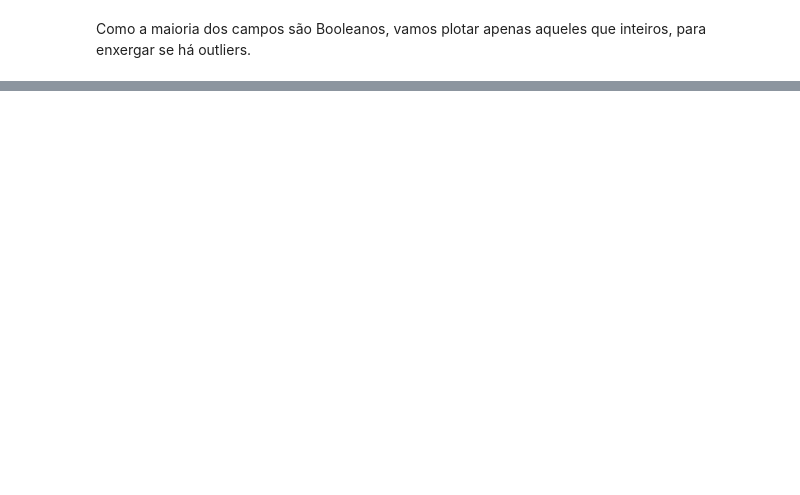
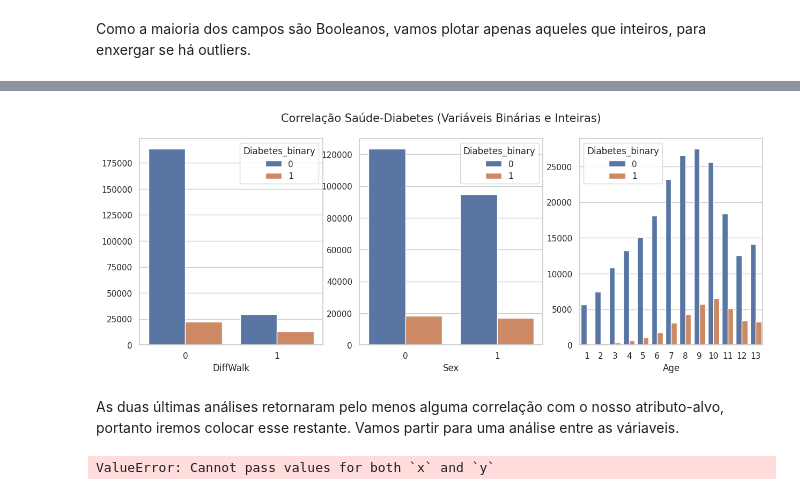
Before and after one commit to RexynyN/current-semester, a Jupyter notebook: ICD/final_analysis.ipynb, the cells around one changed output, grey strips where cells are left out. Drawn from its saved outputs; the diff is of its cells as text; code cells hidden in the pictures; blank space fills up the shorter version.

```diff
--- a/ICD/final_analysis.ipynb
+++ b/ICD/final_analysis.ipynb
@@ -105,0 +173,17 @@ sns.histplot(df["BMI"])
+# %%
+fig, axs = plt.subplots(ncols=3, nrows=1)
+fig.set_size_inches(15, 5)
+
+sns.countplot(data=df, x="DiffWalk", hue="Diabetes_binary", ax=axs[0]).set(ylabel=None)
+sns.countplot(data=df, x="Sex", hue="Diabetes_binary", ax=axs[1]).set(ylabel=None)
+sns.countplot(data=df, x="Age", hue="Diabetes_binary", ax=axs[2]).set(ylabel=None)
+
+fig.suptitle("Correlação Saúde-Diabetes (Variáveis Binárias e Inteiras)", fontsize=15);
+# %% [output]
+[figure, added]
+# %% [markdown]
+As duas últimas análises retornaram pelo menos alguma correlação com o nosso atributo-alvo, portanto iremos colocar esse restante. Vamos partir para uma análise entre as váriaveis.
+# %%
+sns.countplot(data=df, x="Sex", y="Age", hue="Diabetes_binary", kind="bar").set(ylabel=None);
+# %% [output]
+ValueError: Cannot pass values for both `x` and `y`
```
Also changed, not shown: parts of 17 cells of this notebook, 6 other files.
